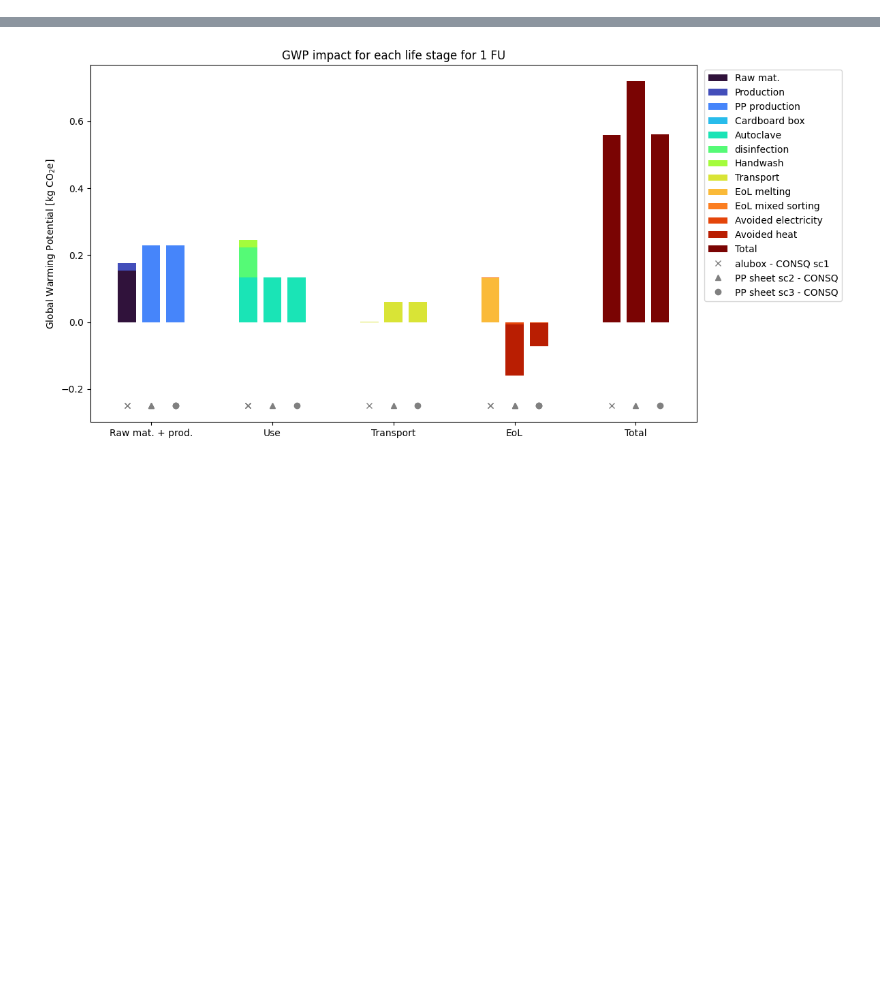
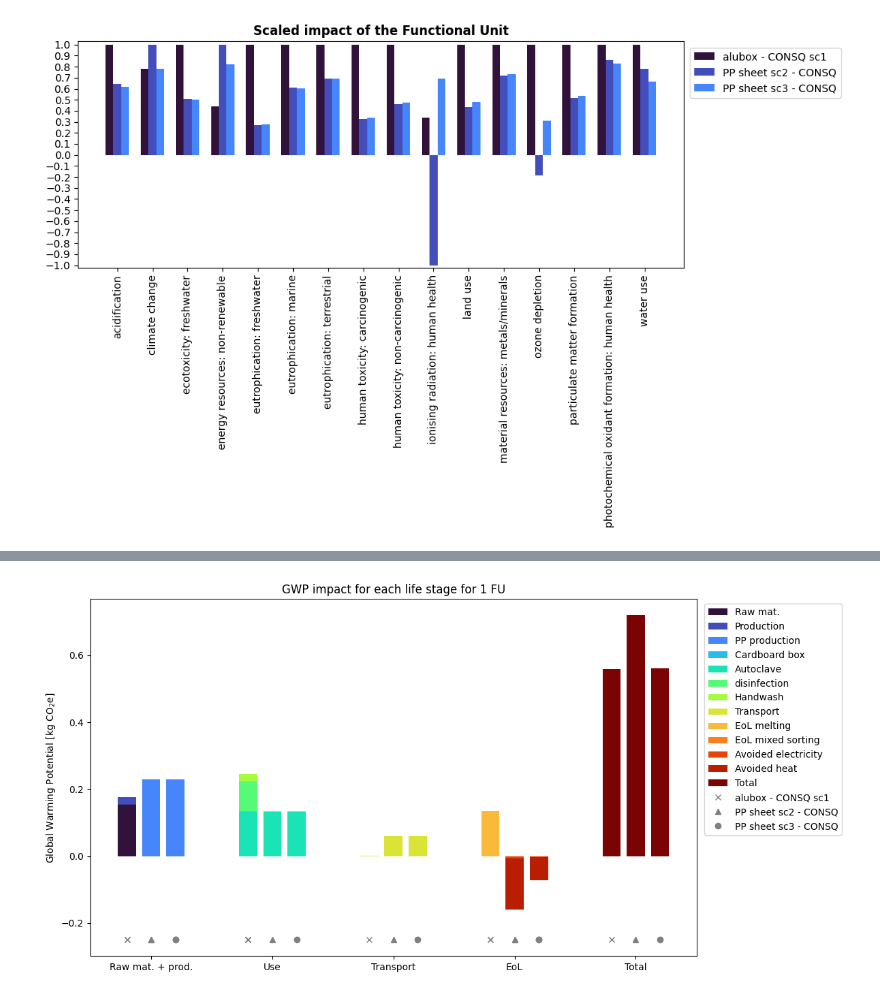
Before and after one commit to RuneWF/Single-use-vs-multi-use-in-health-care, a Jupyter notebook: Brighway/Ofir.ipynb, the cells around one changed output, grey strips where cells are left out. Drawn from its saved outputs; the diff is of its cells as text; code cells hidden in the pictures; blank space fills up the shorter version.

```diff
--- a/Brighway/Ofir.ipynb
+++ b/Brighway/Ofir.ipynb
@@ -323,8 +0,0 @@ index_list
-# %%
-plot_x_axis = [0] * len(impact_category)
-for i in range(len(plot_x_axis)):
-    if "photochemical oxidant formation" in impact_category[i][1]:
-        plot_x_axis[i] = "photochemical oxidant formation"
-    else:
-        plot_x_axis[i] = impact_category[i][1]
-    print(plot_x_axis[i])
@@ -705,0 +112,7 @@ temp
+# %%
+df_tot, df_scaled, df_cols = lc.dataframe_element_scaling(df_test)
+index_list = list(df_scaled.index.values)
+plt_leg = lc.dataframe_column_structure(impat)
+# %%
+df_GWP = df_test[df_test.columns[1]].to_frame()
+df_GWP
@@ -705,0 +218,2 @@ temp
+# %%
+columns_to_plot = df_scaled.columns
@@ -705,0 +240,30 @@ temp
+# %%
+
+
+# Plotting
+fig, ax = plt.subplots(figsize=(9,7))
+
+num_processes = len(df_scaled)
+bar_width = 1/(len(index_list) + 1.5)
+index = np.arange(len(columns_to_plot))
+
+# Plotting each group of bars
+for i, process in enumerate(df_scaled.index):
+    values = df_scaled.loc[process, columns_to_plot].values
+    ax.bar((index + i * bar_width), values, bar_width, label=process, color=colors[i])
+
+# Setting labels and title
+ax.set_title('Scaled impact of the Functional Unit',weight='bold')
+ax.set_xticks(index + bar_width )
+ax.set_xticklabels(plot_x_axis)
+plt.xticks(rotation=90)
+plt.yticks(np.arange(-1, 1.01, step=0.1))
+plt.ylim(-1.02,1.03)
+
+ax.legend(flow_legend,bbox_to_anchor=(1.01, .75, .25, 0), loc="lower left",
+            mode="expand", borderaxespad=0,  ncol=1)
+plt.tight_layout()
+# plt.savefig(os.path.join(save_dir, img_res), bbox_inches='tight')
+plt.show()
+# %% [output]
+[figure, added]
```
Also changed, not shown: parts of 47 cells of this notebook, 12 other files.
